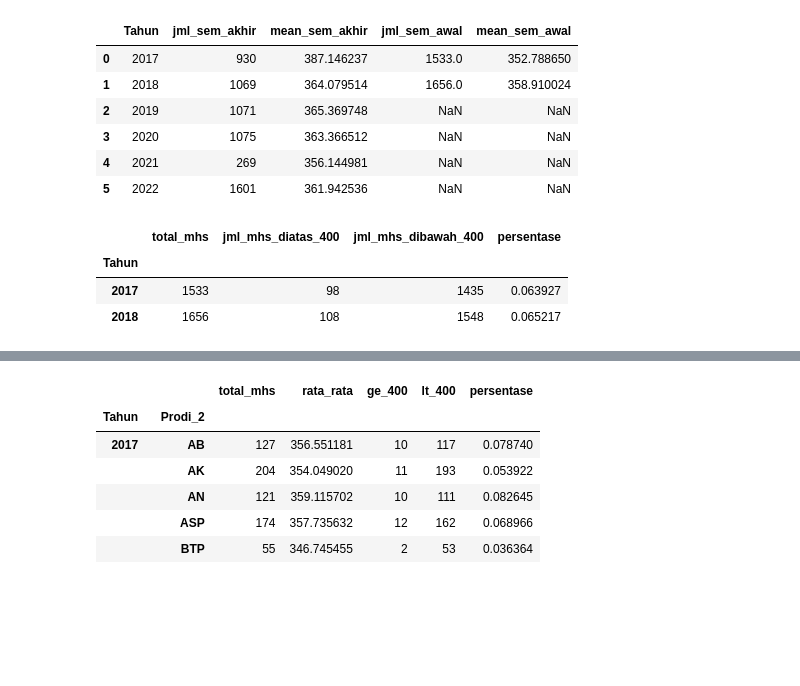
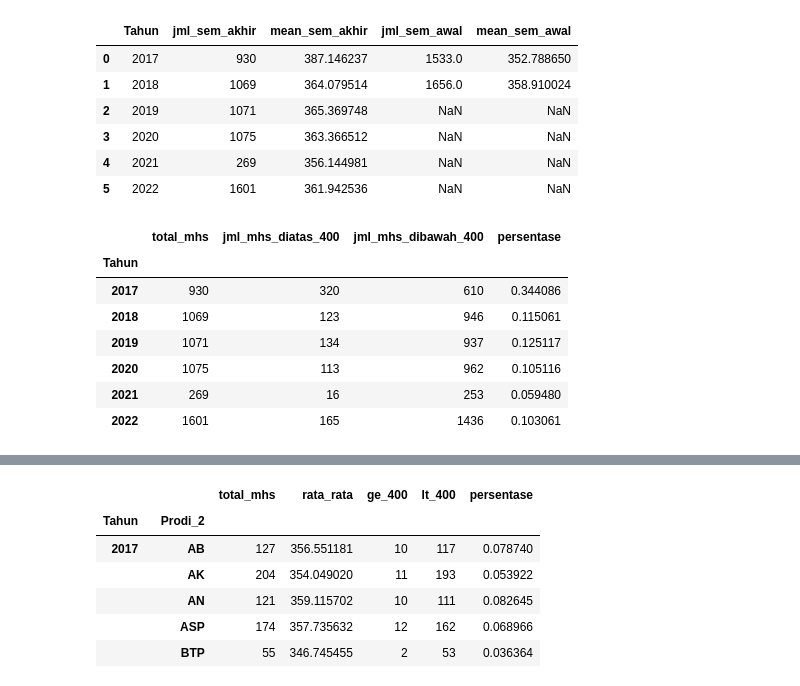
Before and after one commit to yosirodotcom/update-to-gsheet, a Jupyter notebook: main.ipynb, the cells around one changed output, grey strips where cells are left out. Saved outputs shown, nothing was run; the diff lists cells and outputs as text; code cells hidden in the pictures; blank space fills up the shorter version.

```diff
--- a/main.ipynb
+++ b/main.ipynb
@@ -73,26 +73,30 @@ tabel_mean_summary
 # %%
 # Pembuatan tabel persentase secara global
 
 ## semester akhir
 tabel_persentase_sem_akhir = tbl_1_semakhir.groupby("Tahun").agg(
     total_mhs = ("TotalSkor", "count"),
     jml_mhs_diatas_400 = ("TotalSkor", lambda x: (x >= 400).sum()),
     jml_mhs_dibawah_400 = ("TotalSkor", lambda x: (x < 400).sum()),
 )
 tabel_persentase_sem_akhir["persentase"] = tabel_persentase_sem_akhir["jml_mhs_diatas_400"] / tabel_persentase_sem_akhir["total_mhs"]
-
+tabel_persentase_sem_akhir
 ## semester awal
-tabel_persentase_sem_awal = tbl_1_semawal.groupby("Tahun").agg(
-    total_mhs = ("TotalSkor", "count"),
-    jml_mhs_diatas_400 = ("TotalSkor", lambda x: (x >= 400).sum()),
-    jml_mhs_dibawah_400 = ("TotalSkor", lambda x: (x < 400).sum()),
-)
-tabel_persentase_sem_awal["persentase"] = tabel_persentase_sem_awal["jml_mhs_diatas_400"] / tabel_persentase_sem_awal["total_mhs"]
+# tabel_persentase_sem_awal = tbl_1_semawal.groupby("Tahun").agg(
+#     total_mhs = ("TotalSkor", "count"),
+#     jml_mhs_diatas_400 = ("TotalSkor", lambda x: (x >= 400).sum()),
+#     jml_mhs_dibawah_400 = ("TotalSkor", lambda x: (x < 400).sum()),
+# )
+# tabel_persentase_sem_awal["persentase"] = tabel_persentase_sem_awal["jml_mhs_diatas_400"] / tabel_persentase_sem_awal["total_mhs"]
 # %% [output]
 |  | total_mhs | jml_mhs_diatas_400 | jml_mhs_dibawah_400 | persentase |
 | Tahun |  |  |  |  |
-| 2017 | 1533 | 98 | 1435 | 0.063927 |
-| 2018 | 1656 | 108 | 1548 | 0.065217 |
+| 2017 | 930 | 320 | 610 | 0.344086 |
+| 2018 | 1069 | 123 | 946 | 0.115061 |
+| 2019 | 1071 | 134 | 937 | 0.125117 |
+| 2020 | 1075 | 113 | 962 | 0.105116 |
+| 2021 | 269 | 16 | 253 | 0.059480 |
+| 2022 | 1601 | 165 | 1436 | 0.103061 |
 # %%
 # tabel mean semester akhir per diploma
 tbl_1_semakhir_summary_per_diploma = tbl_1_semakhir.groupby(["Tahun", "Diploma"]).agg(
```
Also changed, not shown: parts of 3 cells of this notebook, 1 other file.
